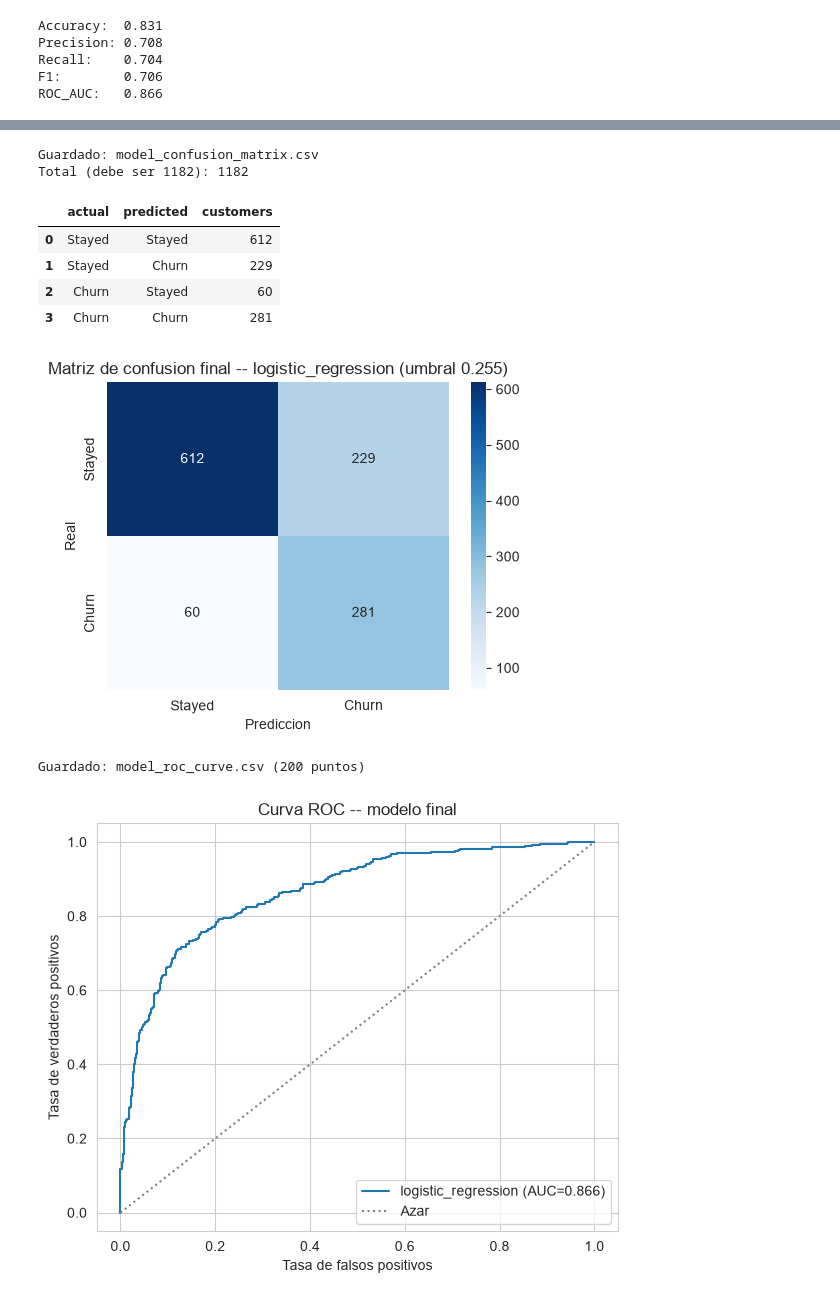
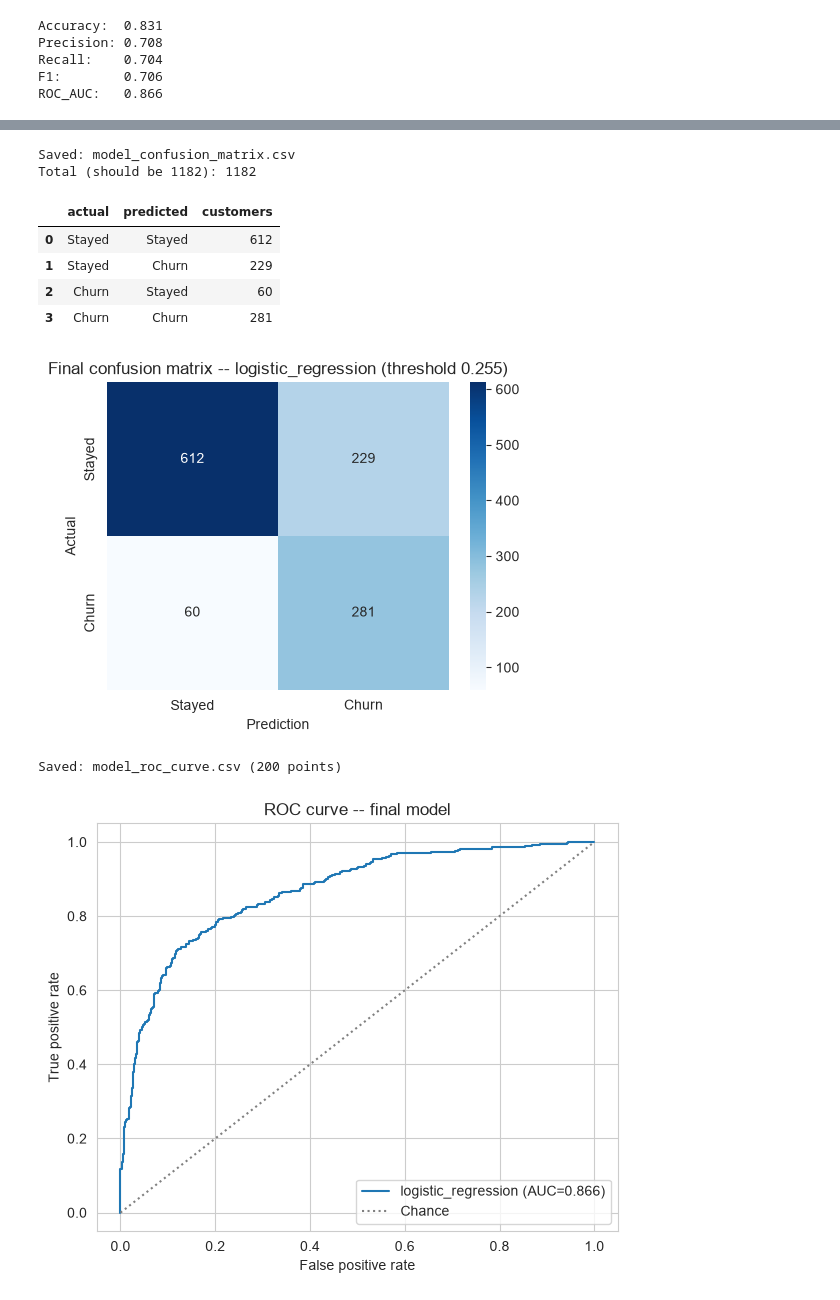
Before and after one commit to orodriguezh33/Customer-Churn-Analysis-Portfolio, a Jupyter notebook: notebooks/08_final_model.ipynb, the cells around one changed output, grey strips where cells are left out. Drawn from its saved outputs; the diff is of its cells as text; code cells hidden in the pictures.

```diff
--- a/notebooks/08_final_model.ipynb
+++ b/notebooks/08_final_model.ipynb
@@ -159,7 +159,7 @@ Guardado: model_final_metrics.csv
 |  | model_name | threshold | accuracy | precision | recall | f1 | roc_auc |
 | 0 | logistic_regression | 0.254519 | 0.755499 | 0.55098 | 0.824047 | 0.6604 | 0.866184 |
 # %%
-cm = confusion_matrix(y_test, y_pred_tuned_threshold)  # filas=actual [Stayed, Churn], cols=predicted [Stayed, Churn]
+cm = confusion_matrix(y_test, y_pred_tuned_threshold)  # rows=actual [Stayed, Churn], cols=predicted [Stayed, Churn]
 
 df_confusion_matrix = pd.DataFrame(
     [
@@ -170,12 +170,12 @@ df_confusion_matrix = pd.DataFrame(
     ]
 )
 df_confusion_matrix.to_csv(f"{PROCESSED_DIR}/model_confusion_matrix.csv", index=False)
-print("Guardado: model_confusion_matrix.csv")
-print(f"Total (debe ser {len(y_test)}): {df_confusion_matrix['customers'].sum()}")
+print("Saved: model_confusion_matrix.csv")
+print(f"Total (should be {len(y_test)}): {df_confusion_matrix['customers'].sum()}")
 df_confusion_matrix
 # %% [output]
-Guardado: model_confusion_matrix.csv
-Total (debe ser 1182): 1182
+Saved: model_confusion_matrix.csv
+Total (should be 1182): 1182
 |  | actual | predicted | customers |
 | 0 | Stayed | Stayed | 612 |
 | 1 | Stayed | Churn | 229 |
@@ -184,19 +184,19 @@ Total (debe ser 1182): 1182
 # %%
 plt.figure(figsize=(5, 4))
 sns.heatmap(cm, annot=True, fmt="d", cmap="Blues", xticklabels=["Stayed", "Churn"], yticklabels=["Stayed", "Churn"])
-plt.title(f"Matriz de confusion final -- {BEST_MODEL_NAME} (umbral {CHOSEN_THRESHOLD:.3f})")
-plt.xlabel("Prediccion")
-plt.ylabel("Real")
+plt.title(f"Final confusion matrix -- {BEST_MODEL_NAME} (threshold {CHOSEN_THRESHOLD:.3f})")
+plt.xlabel("Prediction")
+plt.ylabel("Actual")
 plt.tight_layout()
 plt.show()
 # %% [output]
-[figure, old version]
+[figure, new version]
 # %%
 fpr, tpr, _ = roc_curve(y_test, y_proba)
 
-# roc_curve devuelve un punto por umbral unico visto en y_proba (hasta len(y_test)+1) --
-# se submuestrea a ~200 puntos para no inflar el DirectQuery en Power BI. Se conservan
-# siempre el primer y ultimo punto (0,0) y (1,1) para que la curva no se corte.
+# roc_curve returns one point per unique threshold seen in y_proba (up to len(y_test)+1) --
+# it's downsampled to ~200 points to avoid inflating the DirectQuery in Power BI. The
+# first and last points (0,0) and (1,1) are always kept so the curve isn't cut off.
 MAX_POINTS = 200
 if len(fpr) > MAX_POINTS:
     idx = np.linspace(0, len(fpr) - 1, MAX_POINTS, dtype=int)
@@ -206,21 +206,21 @@ else:
 
 df_roc_curve = pd.DataFrame({"fpr": fpr[idx], "tpr": tpr[idx]})
 df_roc_curve.to_csv(f"{PROCESSED_DIR}/model_roc_curve.csv", index=False)
-print(f"Guardado: model_roc_curve.csv ({len(df_roc_curve)} puntos)")
+print(f"Saved: model_roc_curve.csv ({len(df_roc_curve)} points)")
 # %% [output]
-Guardado: model_roc_curve.csv (200 puntos)
+Saved: model_roc_curve.csv (200 points)
 # %%
 final_auc = roc_auc_score(y_test, y_proba)
 
 plt.figure(figsize=(6, 5))
 plt.plot(fpr, tpr, label=f"{BEST_MODEL_NAME} (AUC={final_auc:.3f})")
-plt.plot([0, 1], [0, 1], linestyle=":", color="gray", label="Azar")
-plt.xlabel("Tasa de falsos positivos")
-plt.ylabel("Tasa de verdaderos positivos")
-plt.title("Curva ROC -- modelo final")
+plt.plot([0, 1], [0, 1], linestyle=":", color="gray", label="Chance")
+plt.xlabel("False positive rate")
+plt.ylabel("True positive rate")
+plt.title("ROC curve -- final model")
 plt.legend()
 plt.tight_layout()
 plt.show()
 # %% [output]
-[figure, old version]
+[figure, new version]
 # %% [markdown]
```
Also changed, not shown: parts of 12 cells of this notebook, 24 other files.
